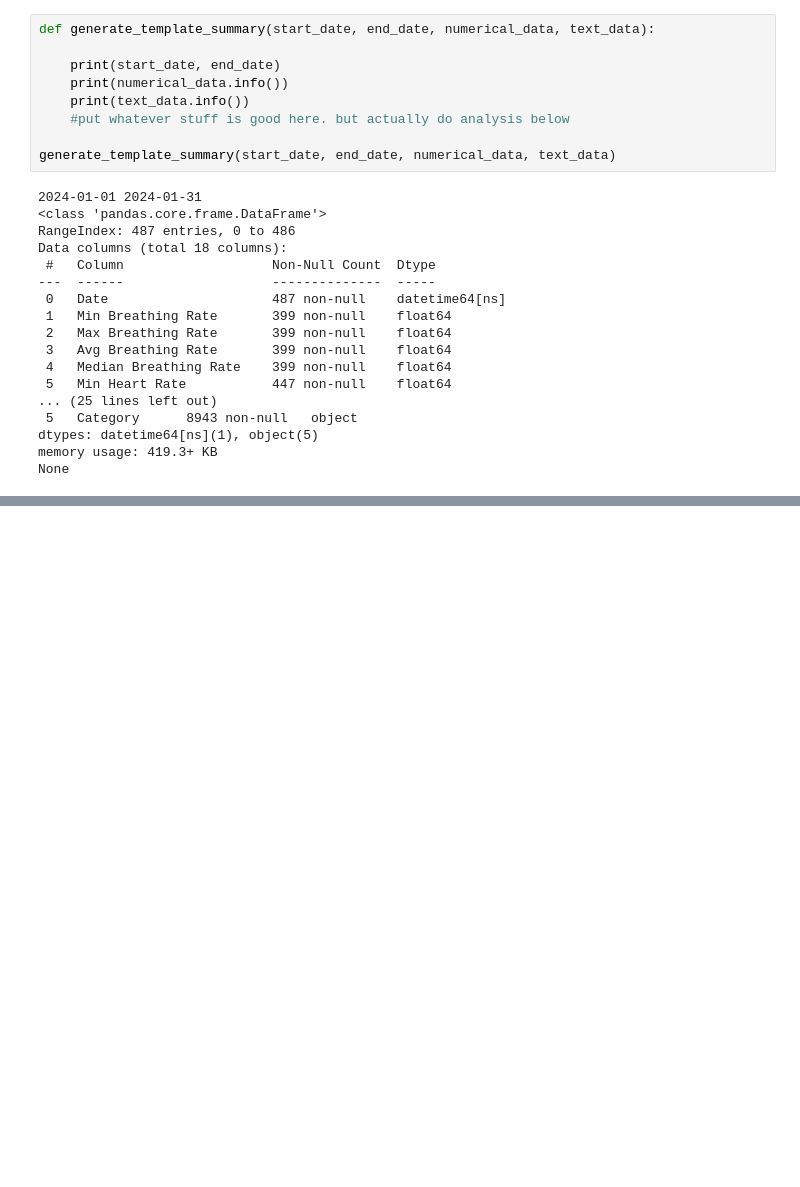
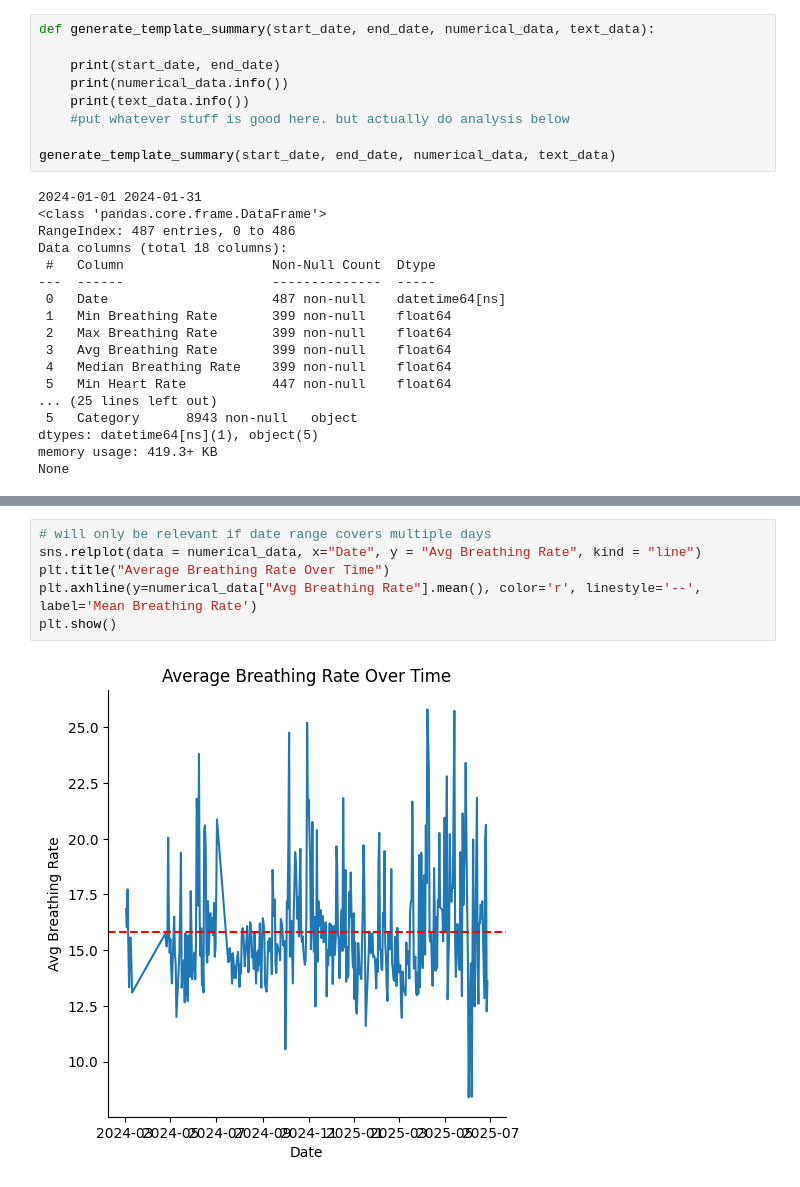
Before and after one commit to jesseabrandt/ASA_Hackathon, a Jupyter notebook: template_summary_wip.ipynb, the cells around one changed output, grey strips where cells are left out. Drawn from its saved outputs; the diff is of its cells as text; blank space fills up the shorter version.

```diff
--- a/template_summary_wip.ipynb
+++ b/template_summary_wip.ipynb
@@ -49,0 +77,8 @@ print(type(correlation_matrix))
+# %%
+# will only be relevant if date range covers multiple days
+sns.relplot(data = numerical_data, x="Date", y = "Avg Breathing Rate", kind = "line")
+plt.title("Average Breathing Rate Over Time")
+plt.axhline(y=numerical_data["Avg Breathing Rate"].mean(), color='r', linestyle='--', label='Mean Breathing Rate')
+plt.show()
+# %% [output]
+[figure, added]
```
Also changed, not shown: parts of 3 cells of this notebook.
